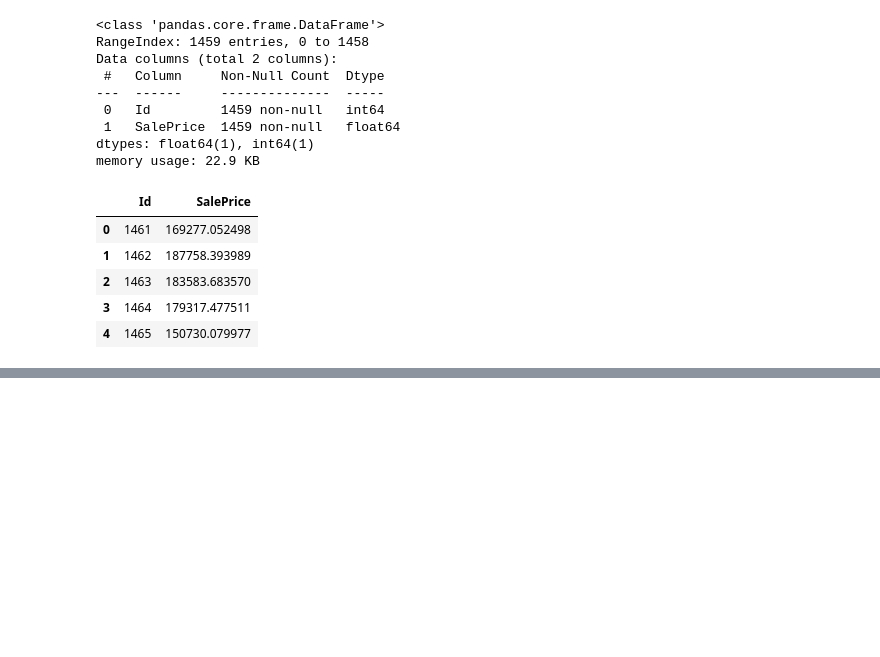
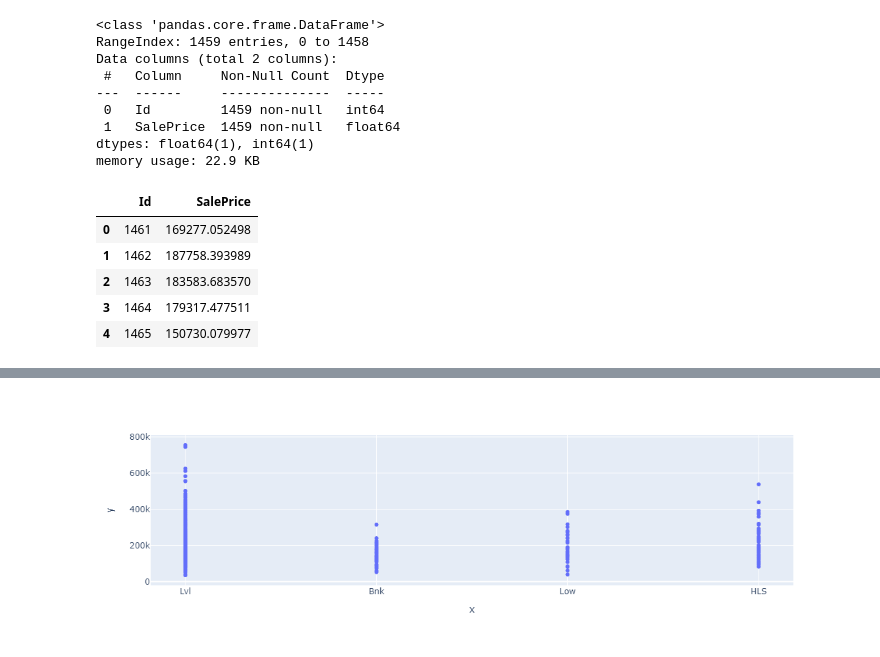
Before and after one commit to chloea31/machine_learning, a Jupyter notebook: notebooks/house_prices.ipynb, the cells around one changed output, grey strips where cells are left out. Saved outputs shown, nothing was run; the diff lists cells and outputs as text; code cells hidden in the pictures; blank space fills up the shorter version.

```diff
--- a/notebooks/house_prices.ipynb
+++ b/notebooks/house_prices.ipynb
@@ -108,0 +162,5 @@ memory usage: 22.9 KB
+# %%
+fig = px.scatter(x = train["LandContour"], y = train["SalePrice"])
+fig.show()
+# %% [output]
+[figure, added]
```
Also changed, not shown: parts of 6 cells of this notebook.
